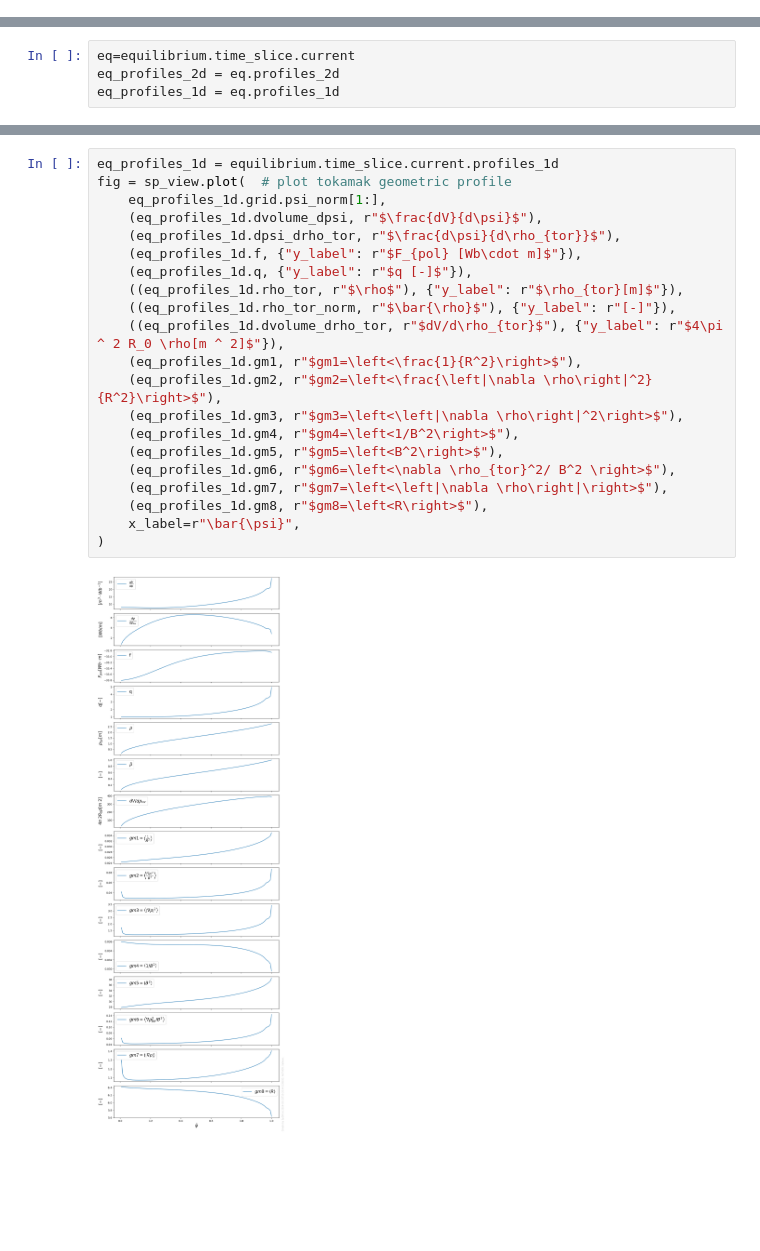
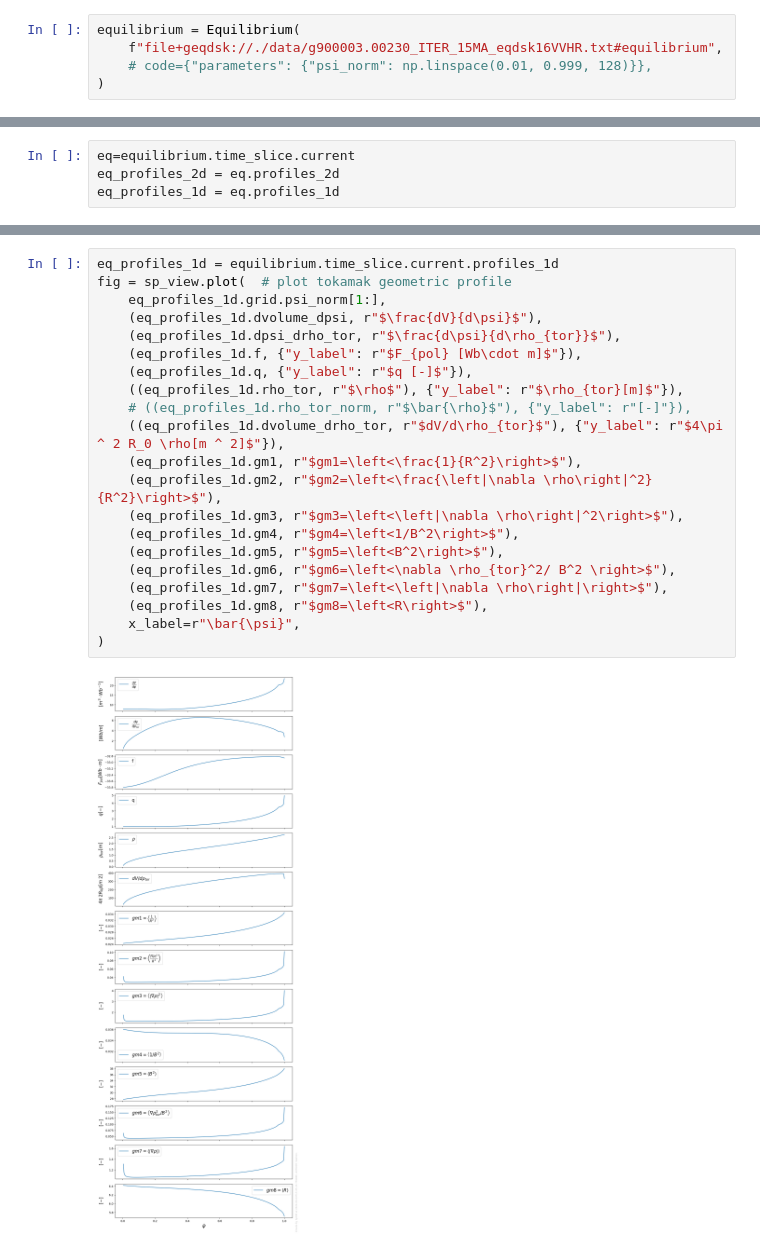
Before and after one commit to fusion-yun/fytok_tutorial, a Jupyter notebook: quick_start/ch2_eq_analyz.ipynb, the cells around one changed output, grey strips where cells are left out. Cells and saved outputs as stored; diff of their text form; blank space fills up the shorter version.

```diff
--- a/quick_start/ch2_eq_analyz.ipynb
+++ b/quick_start/ch2_eq_analyz.ipynb
@@ -45,0 +43,5 @@ equilibrium = Equilibrium(
+# %%
+equilibrium = Equilibrium(
+    f"file+geqdsk://./data/g900003.00230_ITER_15MA_eqdsk16VVHR.txt#equilibrium",
+    # code={"parameters": {"psi_norm": np.linspace(0.01, 0.999, 128)}},
+)
@@ -132,23 +140,23 @@ fig = sp_view.plot(
 # %%
 eq_profiles_1d = equilibrium.time_slice.current.profiles_1d
 fig = sp_view.plot(  # plot tokamak geometric profile
     eq_profiles_1d.grid.psi_norm[1:],
     (eq_profiles_1d.dvolume_dpsi, r"$\frac{dV}{d\psi}$"),
     (eq_profiles_1d.dpsi_drho_tor, r"$\frac{d\psi}{d\rho_{tor}}$"),
     (eq_profiles_1d.f, {"y_label": r"$F_{pol} [Wb\cdot m]$"}),
     (eq_profiles_1d.q, {"y_label": r"$q [-]$"}),
     ((eq_profiles_1d.rho_tor, r"$\rho$"), {"y_label": r"$\rho_{tor}[m]$"}),
-    ((eq_profiles_1d.rho_tor_norm, r"$\bar{\rho}$"), {"y_label": r"[-]"}),
+    # ((eq_profiles_1d.rho_tor_norm, r"$\bar{\rho}$"), {"y_label": r"[-]"}),
     ((eq_profiles_1d.dvolume_drho_tor, r"$dV/d\rho_{tor}$"), {"y_label": r"$4\pi ^ 2 R_0 \rho[m ^ 2]$"}),
     (eq_profiles_1d.gm1, r"$gm1=\left<\frac{1}{R^2}\right>$"),
     (eq_profiles_1d.gm2, r"$gm2=\left<\frac{\left|\nabla \rho\right|^2}{R^2}\right>$"),
     (eq_profiles_1d.gm3, r"$gm3=\left<\left|\nabla \rho\right|^2\right>$"),
     (eq_profiles_1d.gm4, r"$gm4=\left<1/B^2\right>$"),
     (eq_profiles_1d.gm5, r"$gm5=\left<B^2\right>$"),
     (eq_profiles_1d.gm6, r"$gm6=\left<\nabla \rho_{tor}^2/ B^2 \right>$"),
     (eq_profiles_1d.gm7, r"$gm7=\left<\left|\nabla \rho\right|\right>$"),
     (eq_profiles_1d.gm8, r"$gm8=\left<R\right>$"),
     x_label=r"\bar{\psi}",
 )
 # %% [output]
-[figure, old version]
+[figure, new version]
```
Also changed, not shown: parts of 20 cells of this notebook, 3 other files.
